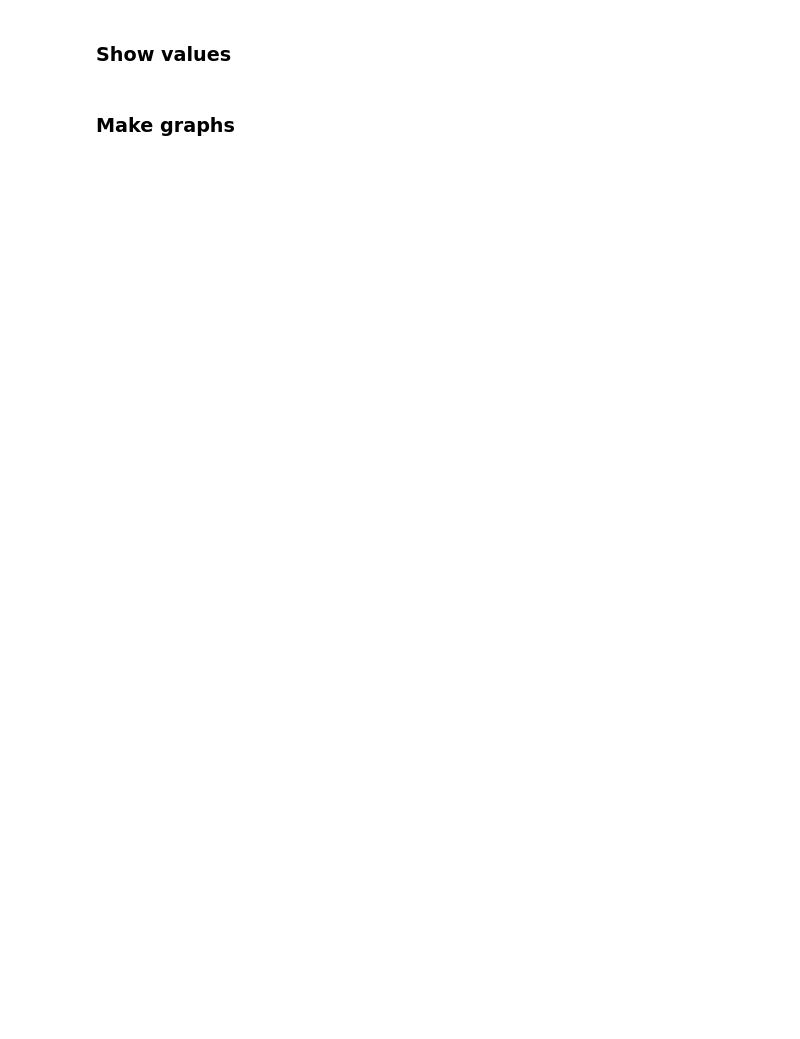
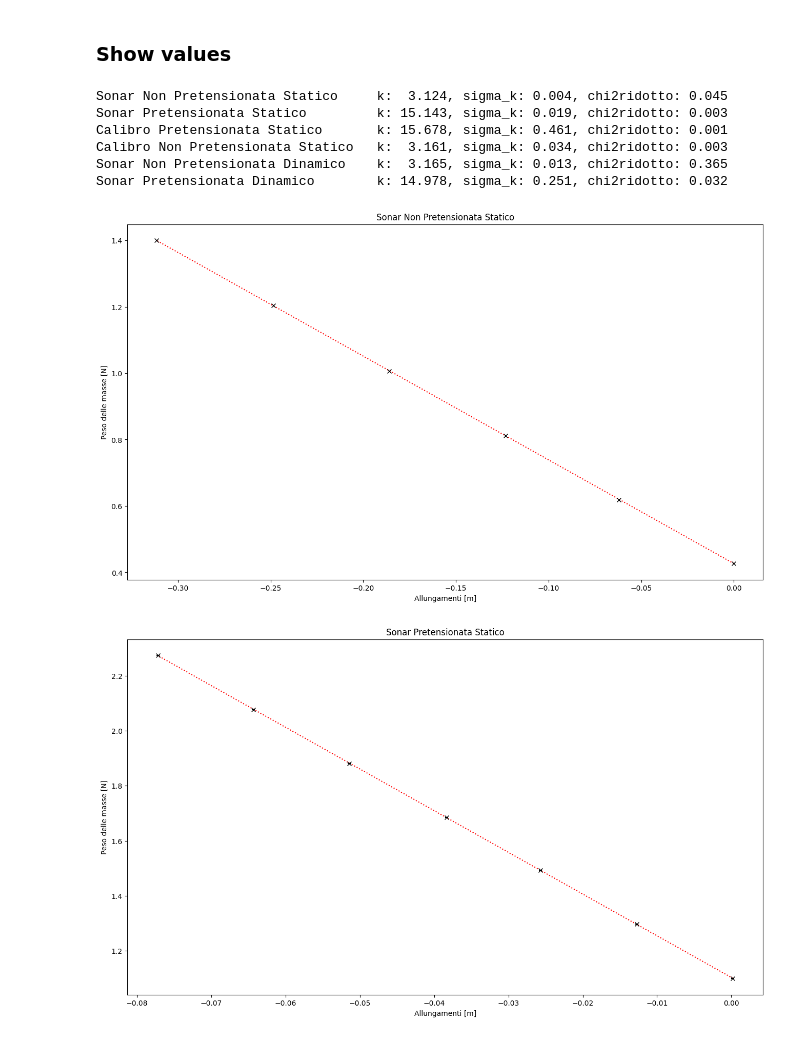
Before and after one commit to Mattia04/AnalisiDati, a Jupyter notebook: script.ipynb, the cells around one changed output. Drawn from its saved outputs; the diff is of its cells as text; code cells hidden in the pictures; blank space fills up the shorter version.

```diff
--- a/script.ipynb
+++ b/script.ipynb
@@ -257,4 +343,2 @@ del _
 # %% [markdown]
 ### Show values
-# %% [markdown]
-### Make graphs
@@ -260,0 +350,53 @@ del _
+# %%
+def plot_data(set_name: str, values: List[float]) -> None:
+    title = set_name.replace("-", " ").replace("_", " ").title()
+    y, x = np.array(values[:, 0]), np.array(values[:, 1])
+
+    slope, intercept, r, p, std_err = stat.linregress(x, y)
+
+    expected = slope * x + intercept
+
+    if "statico" in set_name:
+        if "calibro" in set_name:
+            sigma_x = 0.02 / 1000
+        else:
+            sigma_x = 0.2 / 1000
+        sigma_y = 9.805 * 0.01 / 1000
+    else:
+        sigma_x = 2 * np.sqrt(x) / dynamic_sampling_frequency
+        sigma_y = 4 * math.pi**2 * 0.01 / 1000
+
+    plt.figure(figsize=(16, 9))
+    plt.tight_layout()
+    plt.title(title)
+    plt.ylabel(
+        "Peso delle masse [N]" if "statico" in set_name else r"4$\pi^2\cdot$ massa [kg]"
+    )
+    plt.xlabel(
+        "Allungamenti [m]"
+        if "statico" in set_name
+        else "Quadrato del Periodo di oscillazione [s$^2$]"
+    )
+
+    plt.plot(x, expected, c="r", ls=":")
+    plt.errorbar(x, y, xerr=sigma_x, yerr=sigma_y, ls="", c="k", marker="x")
+
+    chi2red = chi2(expected, y, std_err) / (len(expected - 2))
+
+    print(
+        f"{title: <36}k: {abs(slope): >6.3f}, sigma_k: {std_err:.3f}, chi2ridotto: {chi2red: >5.3f}"
+    )
+# %%
+all_final_data = {**final_static_data, **final_dynamic_data}
+
+for set, values in all_final_data.items():
+    plot_data(set, values)
+# %% [output]
+Sonar Non Pretensionata Statico     k:  3.124, sigma_k: 0.004, chi2ridotto: 0.045
+Sonar Pretensionata Statico         k: 15.143, sigma_k: 0.019, chi2ridotto: 0.003
+Calibro Pretensionata Statico       k: 15.678, sigma_k: 0.461, chi2ridotto: 0.001
+Calibro Non Pretensionata Statico   k:  3.161, sigma_k: 0.034, chi2ridotto: 0.003
+Sonar Non Pretensionata Dinamico    k:  3.165, sigma_k: 0.013, chi2ridotto: 0.365
+Sonar Pretensionata Dinamico        k: 14.978, sigma_k: 0.251, chi2ridotto: 0.032
+[figure, added]
+[figure, added]
```
Also changed, not shown: parts of 11 cells of this notebook.
